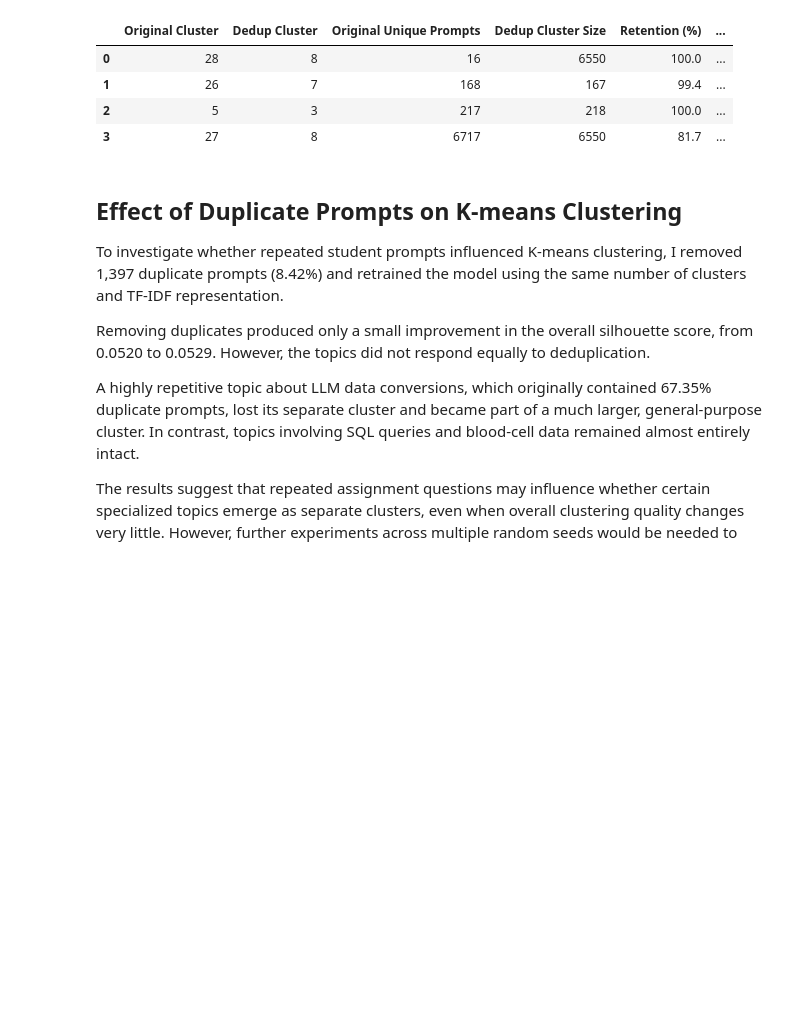
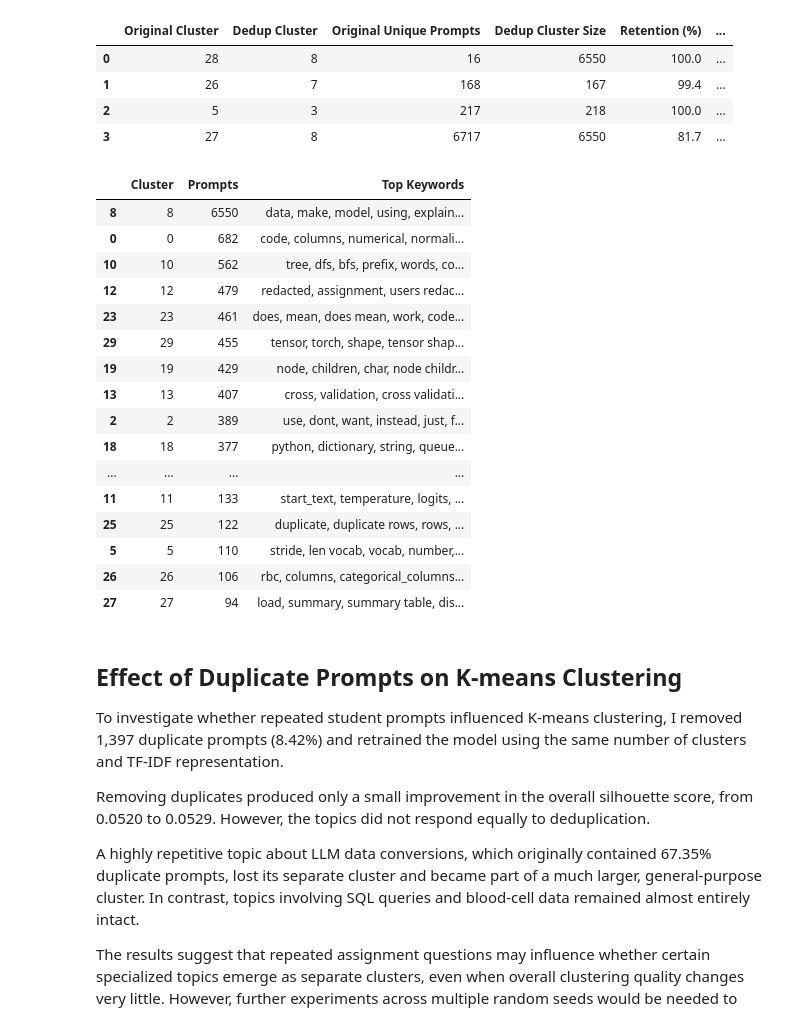
Before and after one commit to papoochu/student-ai-learning-analysis, a Jupyter notebook: notebooks/k_means.ipynb, the cells around one changed output. Cells and saved outputs as stored; diff of their text form; code cells hidden in the pictures; blank space fills up the shorter version.

Commit message:
K-means deduplication experiment

```diff
--- a/notebooks/k_means.ipynb
+++ b/notebooks/k_means.ipynb
@@ -955,6 +955,51 @@ display(survival_df.round(2))
 | 1 | 26 | 7 | 168 | 167 | 99.4 | ... |
 | 2 | 5 | 3 | 217 | 218 | 100.0 | ... |
 | 3 | 27 | 8 | 6717 | 6550 | 81.7 | ... |
+# %%
+# Step 17: Inspect all 31 deduplicated K-means clusters
+
+import pandas as pd
+import numpy as np
+
+feature_names = tfidf_vect.get_feature_names_out()
+
+results = []
+
+for cluster_id in range(31):
+    center = kmeans_dedup.cluster_centers_[cluster_id]
+    top_indices = np.argsort(center)[-8:][::-1]
+
+    results.append({
+        "Cluster": cluster_id,
+        "Prompts": int((labels_dedup == cluster_id).sum()),
+        "Top Keywords": ", ".join(feature_names[top_indices])
+    })
+
+dedup_topic_df = pd.DataFrame(results)
+
+display(
+    dedup_topic_df.sort_values(
+        "Prompts", ascending=False
+    )
+)
+# %% [output]
+|  | Cluster | Prompts | Top Keywords |
+| 8 | 8 | 6550 | data, make, model, using, explain... |
+| 0 | 0 | 682 | code, columns, numerical, normali... |
+| 10 | 10 | 562 | tree, dfs, bfs, prefix, words, co... |
+| 12 | 12 | 479 | redacted, assignment, users redac... |
+| 23 | 23 | 461 | does, mean, does mean, work, code... |
+| 29 | 29 | 455 | tensor, torch, shape, tensor shap... |
+| 19 | 19 | 429 | node, children, char, node childr... |
+| 13 | 13 | 407 | cross, validation, cross validati... |
+| 2 | 2 | 389 | use, dont, want, instead, just, f... |
+| 18 | 18 | 377 | python, dictionary, string, queue... |
+| ... | ... | ... | ... |
+| 11 | 11 | 133 | start_text, temperature, logits, ... |
+| 25 | 25 | 122 | duplicate, duplicate rows, rows, ... |
+| 5 | 5 | 110 | stride, len vocab, vocab, number,... |
+| 26 | 26 | 106 | rbc, columns, categorical_columns... |
+| 27 | 27 | 94 | load, summary, summary table, dis... |
 # %% [markdown]
 ## Effect of Duplicate Prompts on K-means Clustering
 
```
